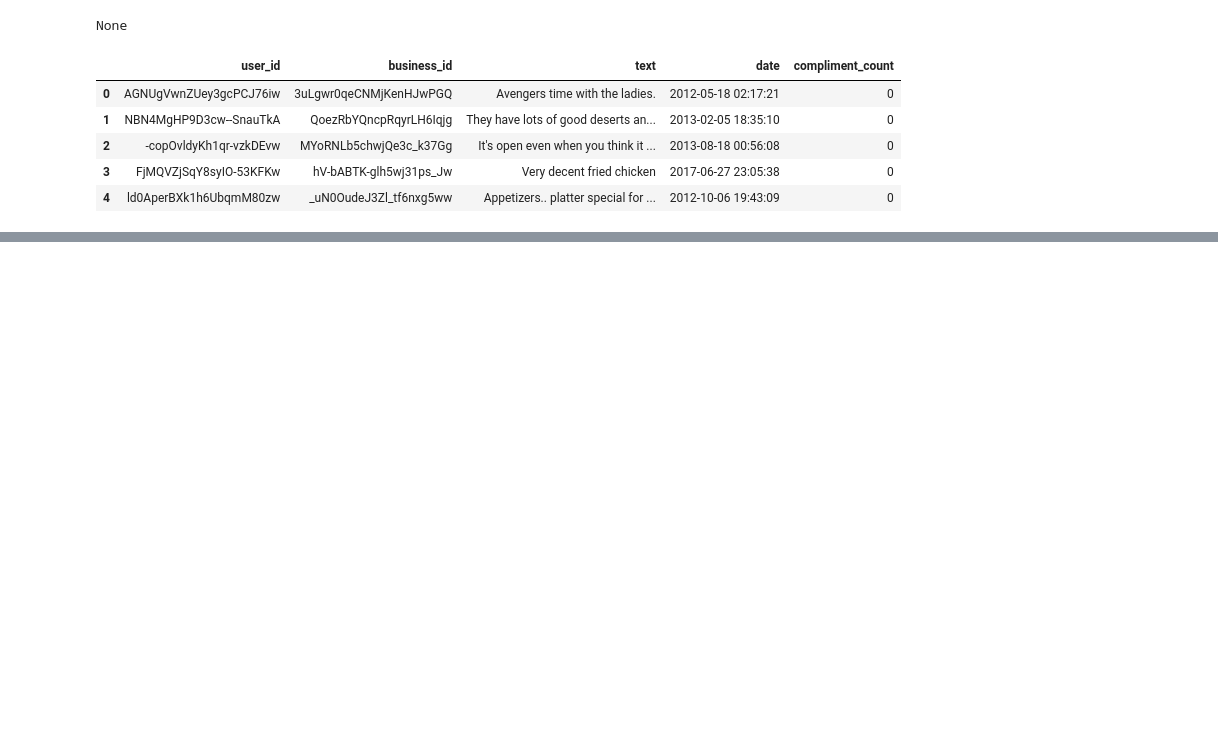
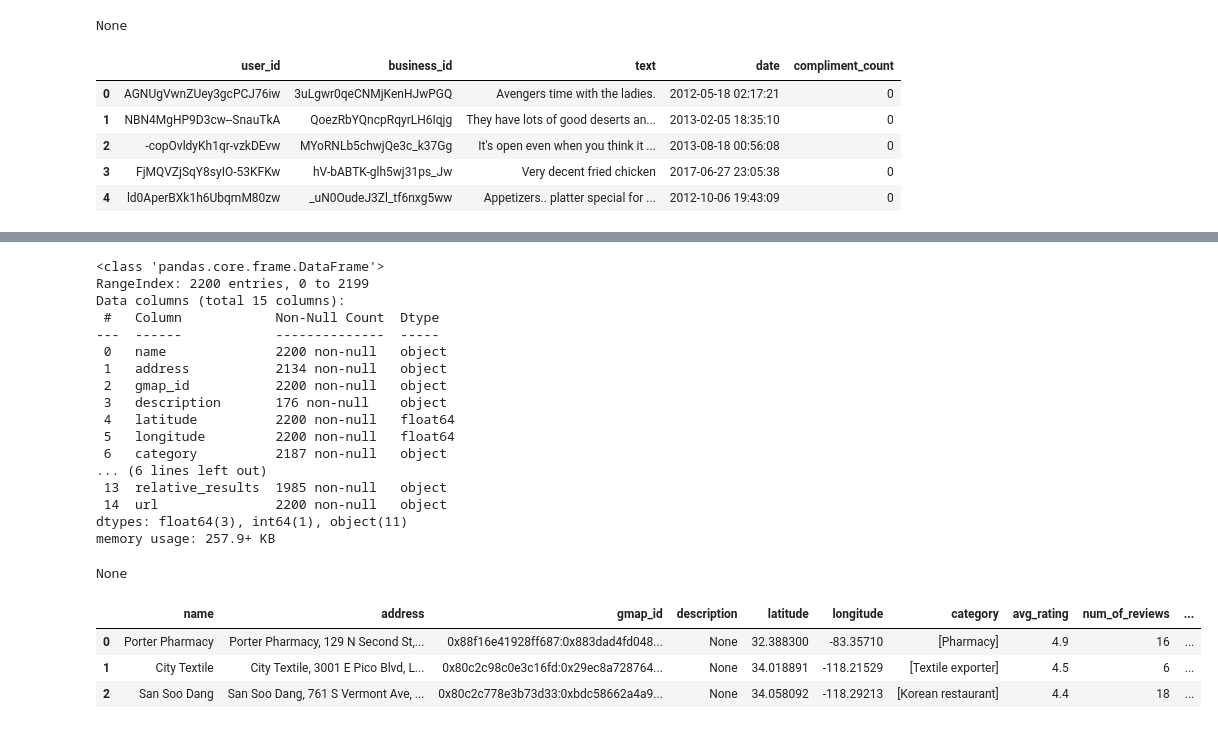
Before and after one commit to Cora1218/recomendaciones-mercado-EEUU, a Jupyter notebook: ETL/ETL.ipynb, the cells around one changed output, grey strips where cells are left out. Cells and saved outputs as stored; diff of their text form; code cells hidden in the pictures; blank space fills up the shorter version.

```diff
--- a/ETL/ETL.ipynb
+++ b/ETL/ETL.ipynb
@@ -216,7 +249,8 @@ meta_dfs: list = []
 for json_file in DATA_DIR.joinpath("metadata-sitios").glob("*.json"):
     data = pd.read_json(
         json_file,
-        lines=True
+        lines=True,
+        nrows=200
     )
     meta_dfs.append(data)
 else:
@@ -224,7 +258,30 @@ else:
     del json_file, data, meta_dfs
     gc.collect()
 # %%
-display(final_df.info(), final_df.head())
+display(final_df.info(), final_df.head(3))
+# %% [output]
+<class 'pandas.core.frame.DataFrame'>
+RangeIndex: 2200 entries, 0 to 2199
+Data columns (total 15 columns):
+ #   Column            Non-Null Count  Dtype
+---  ------            --------------  -----
+ 0   name              2200 non-null   object
+ 1   address           2134 non-null   object
+ 2   gmap_id           2200 non-null   object
+ 3   description       176 non-null    object
+ 4   latitude          2200 non-null   float64
+ 5   longitude         2200 non-null   float64
+ 6   category          2187 non-null   object
+... (6 lines left out)
+ 13  relative_results  1985 non-null   object
+ 14  url               2200 non-null   object
+dtypes: float64(3), int64(1), object(11)
+memory usage: 257.9+ KB
+None
+|  | name | address | gmap_id | description | latitude | longitude | category | avg_rating | num_of_reviews | ... |
+| 0 | Porter Pharmacy | Porter Pharmacy, 129 N Second St,... | 0x88f16e41928ff687:0x883dad4fd048... | None | 32.388300 | -83.35710 | [Pharmacy] | 4.9 | 16 | ... |
+| 1 | City Textile | City Textile, 3001 E Pico Blvd, L... | 0x80c2c98c0e3c16fd:0x29ec8a728764... | None | 34.018891 | -118.21529 | [Textile exporter] | 4.5 | 6 | ... |
+| 2 | San Soo Dang | San Soo Dang, 761 S Vermont Ave, ... | 0x80c2c778e3b73d33:0xbdc58662a4a9... | None | 34.058092 | -118.29213 | [Korean restaurant] | 4.4 | 18 | ... |
 # %%
 final_df["test_category"] = final_df["category"].astype(str)
 display(final_df.info(), final_df.head())
```
Also changed, not shown: parts of 6 cells of this notebook.
